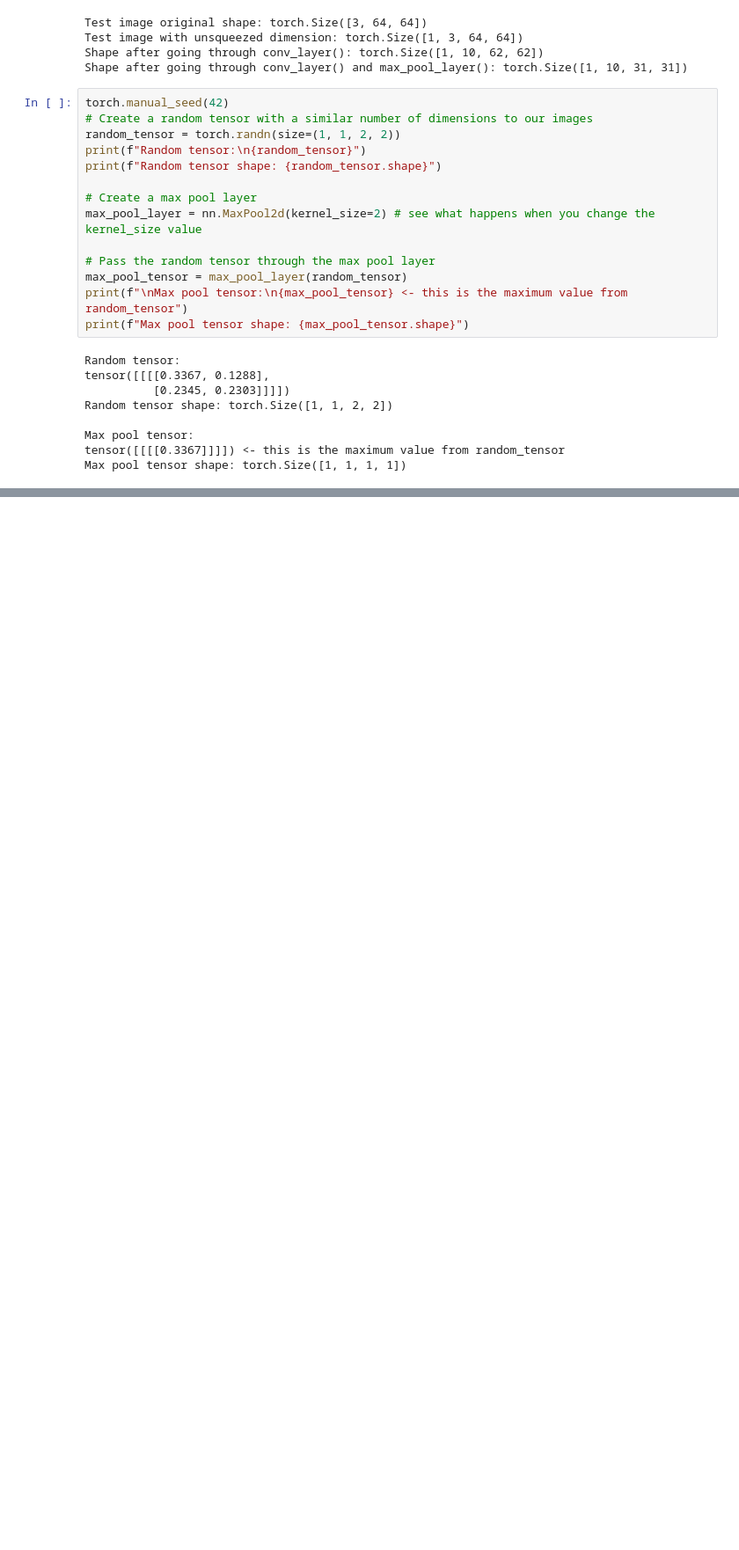
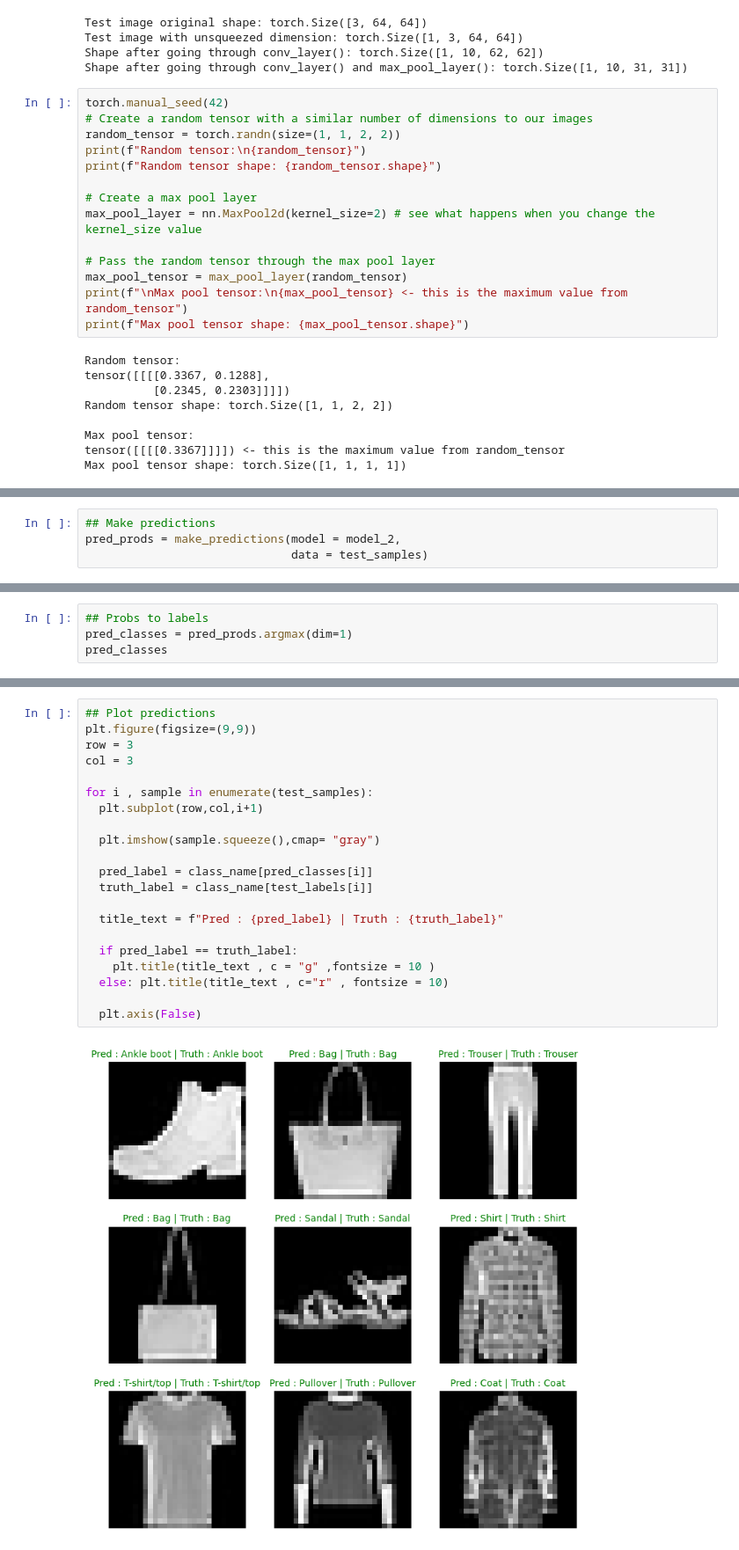
Before and after one commit to Shadoww002/DeepLearning-PyTorch, a Jupyter notebook: Chapter 3 – Computer Vision/ComputerVision.ipynb, the cells around one changed output, grey strips where cells are left out. Shown: that part at 88% size. Saved outputs shown, nothing was run; the diff lists cells and outputs as text; blank space fills up the shorter version.

```diff
--- a/Chapter 3 – Computer Vision/ComputerVision.ipynb
+++ b/Chapter 3 – Computer Vision/ComputerVision.ipynb
@@ -784,0 +916,4 @@ Max pool tensor shape: torch.Size([1, 1, 1, 1])
+# %%
+## Make predictions
+pred_prods = make_predictions(model = model_2,
+                              data = test_samples)
@@ -784,0 +931,4 @@ Max pool tensor shape: torch.Size([1, 1, 1, 1])
+# %%
+## Probs to labels
+pred_classes = pred_prods.argmax(dim=1)
+pred_classes
@@ -784,0 +941,23 @@ Max pool tensor shape: torch.Size([1, 1, 1, 1])
+# %%
+## Plot predictions
+plt.figure(figsize=(9,9))
+row = 3
+col = 3
+
+for i , sample in enumerate(test_samples):
+  plt.subplot(row,col,i+1)
+
+  plt.imshow(sample.squeeze(),cmap= "gray")
+
+  pred_label = class_name[pred_classes[i]]
+  truth_label = class_name[test_labels[i]]
+
+  title_text = f"Pred : {pred_label} | Truth : {truth_label}"
+
+  if pred_label == truth_label:
+    plt.title(title_text , c = "g" ,fontsize = 10 )
+  else: plt.title(title_text , c="r" , fontsize = 10)
+
+  plt.axis(False)
+# %% [output]
+[figure, added]
```
Also changed, not shown: parts of 23 cells of this notebook.
